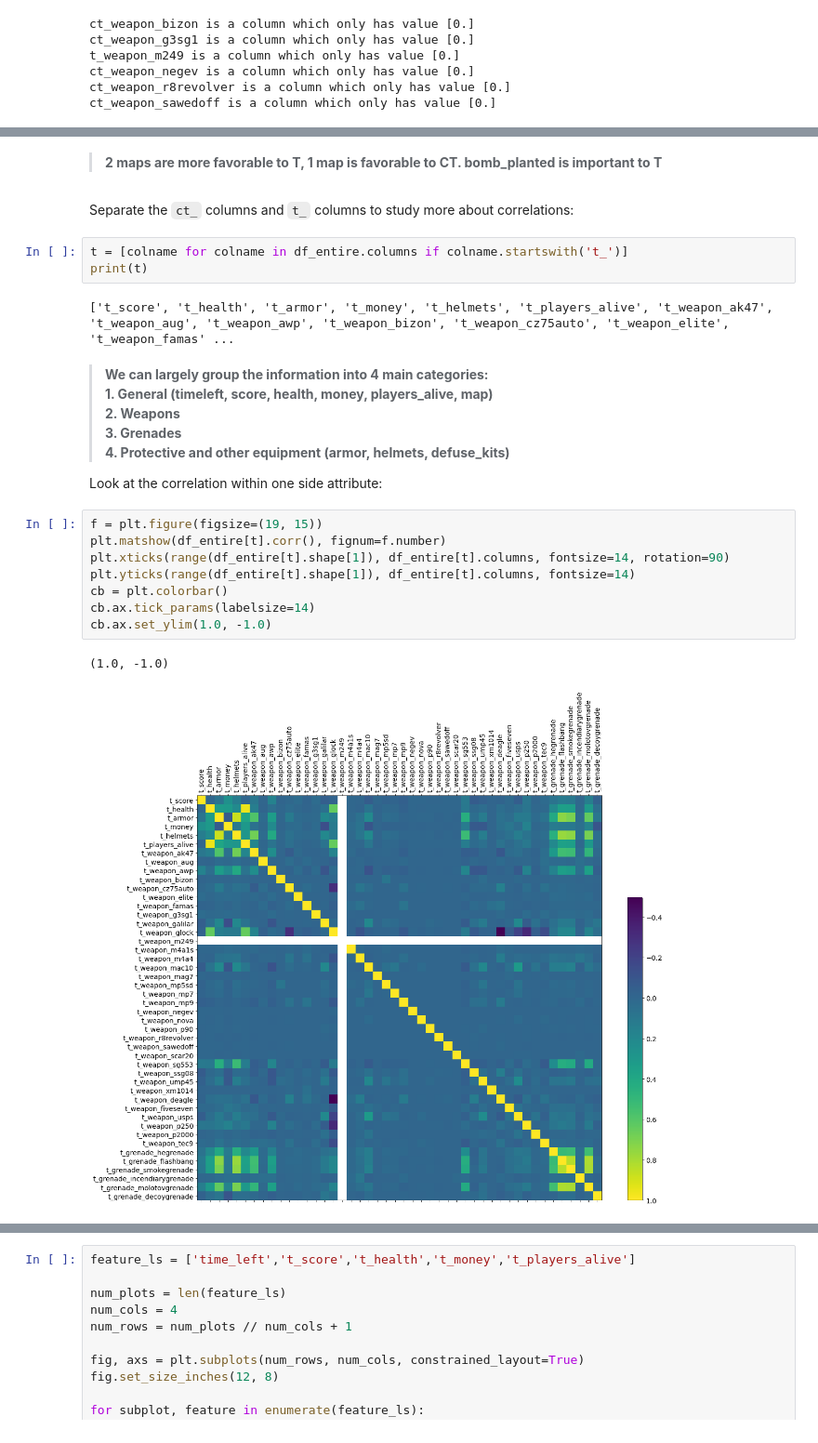
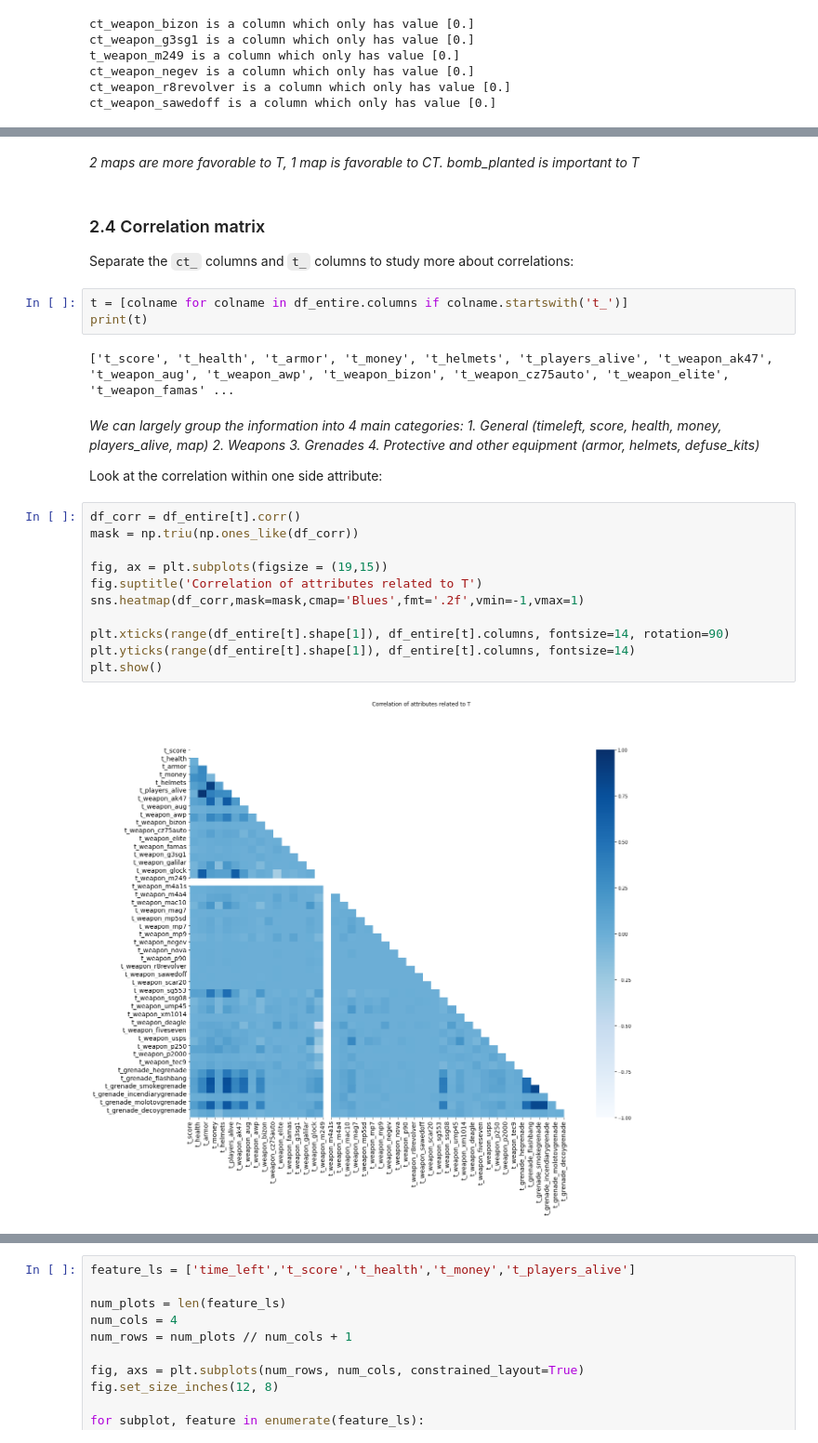
Before and after one commit to Saralytics/CS_GO_winner_prediction, a Jupyter notebook: FightTerrorism.ipynb, the cells around one changed output, grey strips where cells are left out. Shown: that part at 93% size. Drawn from its saved outputs; the diff is of its cells as text.

Commit message:
fixing plots

```diff
--- a/FightTerrorism.ipynb
+++ b/FightTerrorism.ipynb
@@ -182,7 +189,8 @@ IndexError: index 2 is out of bounds for axis 0 with size 2
 # %% [markdown]
-> **2 maps are more favorable to T, 1 map is favorable to CT.
-> bomb_planted is important to T**
+*2 maps are more favorable to T, 1 map is favorable to CT. bomb_planted is important to T*
 # %% [markdown]
+### 2.4 Correlation matrix
+
 Separate the `ct_` columns and `t_` columns to study more about correlations:
 # %%
 t = [colname for colname in df_entire.columns if colname.startswith('t_')]
@@ -190,22 +198,24 @@ print(t)
 # %% [output]
 ['t_score', 't_health', 't_armor', 't_money', 't_helmets', 't_players_alive', 't_weapon_ak47', 't_weapon_aug', 't_weapon_awp', 't_weapon_bizon', 't_weapon_cz75auto', 't_weapon_elite', 't_weapon_famas' ...
 # %% [markdown]
-> **We can largely group the information into 4 main categories:**
-> **1. General (timeleft, score, health, money, players_alive, map)**
-> **2. Weapons**
-> **3. Grenades**
-> **4. Protective and other equipment (armor, helmets, defuse_kits)**
+*We can largely group the information into 4 main categories:*
+*1. General (timeleft, score, health, money, players_alive, map)*
+*2. Weapons*
+*3. Grenades*
+*4. Protective and other equipment (armor, helmets, defuse_kits)*
 
 Look at the correlation within one side attribute:
 # %%
-f = plt.figure(figsize=(19, 15))
-plt.matshow(df_entire[t].corr(), fignum=f.number)
+df_corr = df_entire[t].corr()
+mask = np.triu(np.ones_like(df_corr))
+
+fig, ax = plt.subplots(figsize = (19,15))
+fig.suptitle('Correlation of attributes related to T')
+sns.heatmap(df_corr,mask=mask,cmap='Blues',fmt='.2f',vmin=-1,vmax=1)
+
 plt.xticks(range(df_entire[t].shape[1]), df_entire[t].columns, fontsize=14, rotation=90)
 plt.yticks(range(df_entire[t].shape[1]), df_entire[t].columns, fontsize=14)
-cb = plt.colorbar()
-cb.ax.tick_params(labelsize=14)
-cb.ax.set_ylim(1.0, -1.0)
+plt.show()
 # %% [output]
-(1.0, -1.0)
-[figure, old version]
+[figure, new version]
 # %% [markdown]
```
Also changed, not shown: parts of 24 cells of this notebook.
